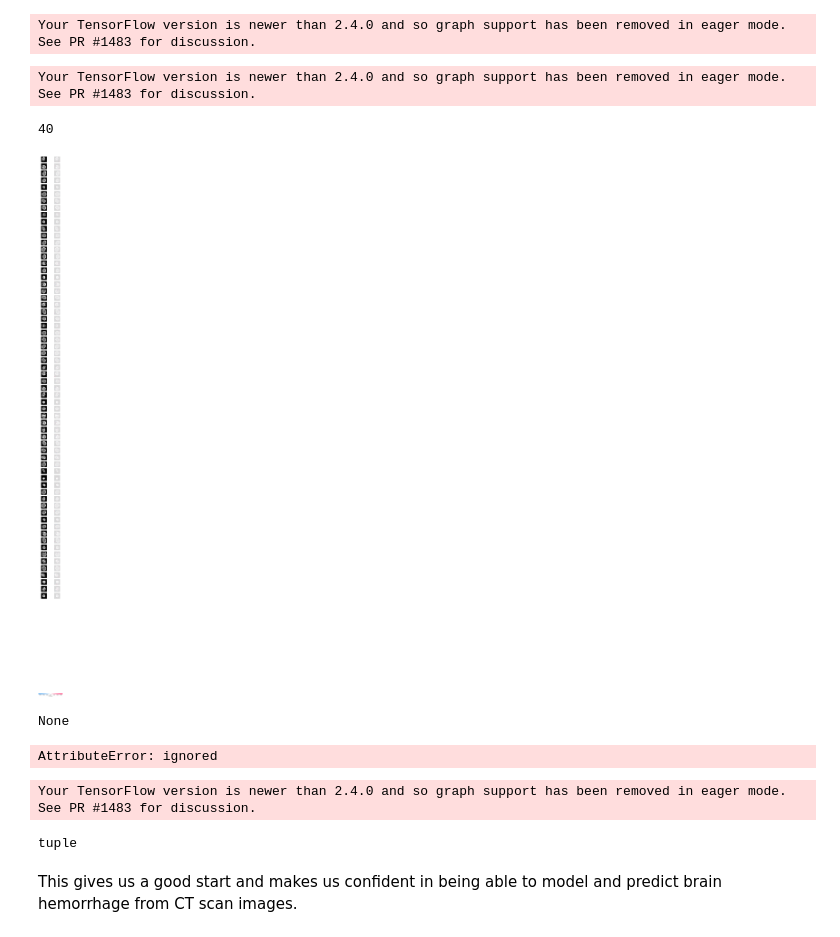
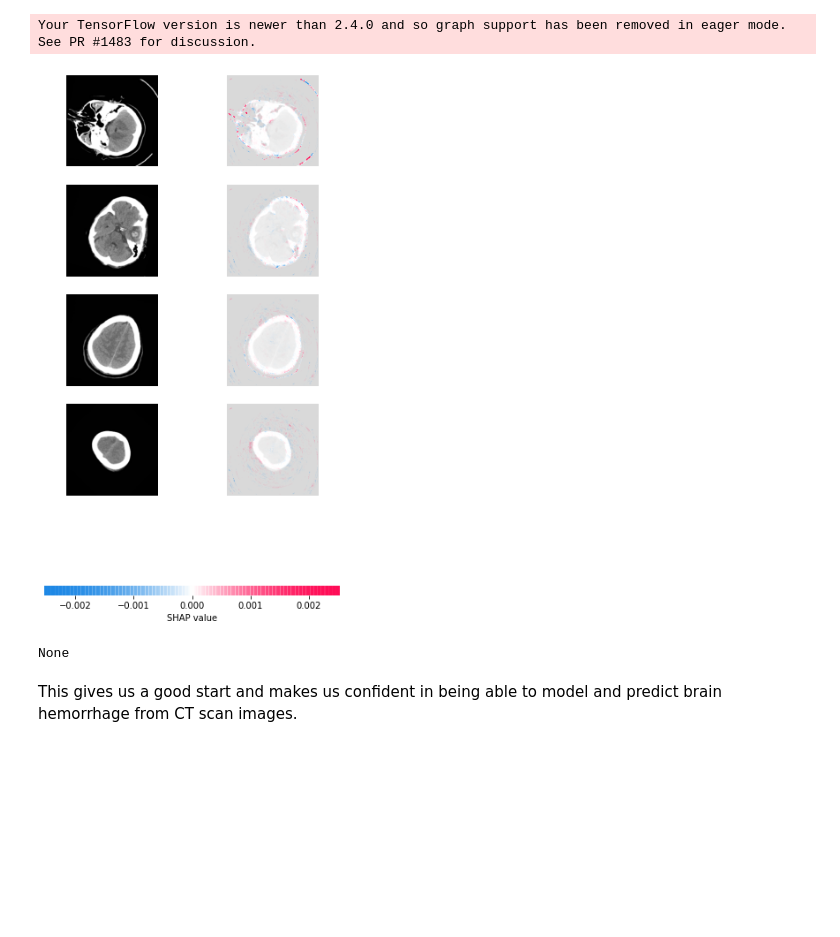
Before and after one commit to DanOren/ITC_Final_project, a Jupyter notebook: Final_project_after_CNN_MBmodel.ipynb, the cells around one changed output. Drawn from its saved outputs; the diff is of its cells as text; code cells hidden in the pictures; blank space fills up the shorter version.

Commit message:
Clean and working Shap Model Interpretability

```diff
--- a/Final_project_after_CNN_MBmodel.ipynb
+++ b/Final_project_after_CNN_MBmodel.ipynb
@@ -549,8 +550,7 @@ shap.initjs()
 batch = next(iter(train_data))
 images, _ = batch
 background = images[:20]
-test_images = images[20:24]
 explainer = shap.DeepExplainer(model, background)
-# shap_values = e.shap_values(test_data[1:10])
+shap_values = e.shap_values(test_data[1][1:5])
 # %% [output]
 Your TensorFlow version is newer than 2.4.0 and so graph support has been removed in eager mode. See PR #1483 for discussion.
@@ -559,42 +557,9 @@ shap.explainers._deep.deep_tf.op_handlers["AddV2"] = shap.explainers._deep.deep_
-# %%
-batch = next(iter(train_data))
-images, _ = batch
-background = images[:20]
-explainer = shap.DeepExplainer(model, background)
-shap_values = e.shap_values(test_data[1])
-# %% [output]
-Your TensorFlow version is newer than 2.4.0 and so graph support has been removed in eager mode. See PR #1483 for discussion.
-# %%
-len(test_data)
-# %% [output]
-40
 # %%
-shap_plot = shap.image_plot(shap_values, test_data[1])
+shap_plot = shap.image_plot(shap_values, test_data[1][1:5])
 display(shap_plot)
 # %% [output]
-[figure, old version]
+[figure, new version]
 None
-# %%
-shap_values = explainer.shap_values(test_data)
-# %% [output]
-AttributeError: ignored
-# %%
-images = next(iter(test_data))
-background = images[:100]
-e = shap.DeepExplainer(model, background)
-# %% [output]
-Your TensorFlow version is newer than 2.4.0 and so graph support has been removed in eager mode. See PR #1483 for discussion.
-# %%
-# select a set of background examples to take an expectation over
-background = train_data[0]
-type(background)
-# explain predictions of the model on three images
-# e = shap.DeepExplainer(model, background)
-# ...or pass tensors directly
-# # e = shap.DeepExplainer((model.layers[0].input, model.layers[-1].output), background)
-# shap_values = e.shap_values(x_test[1:10])
-# %% [output]
-tuple
 # %% [markdown]
 This gives us a good start and makes us confident in being able to model and predict brain hemorrhage from CT scan images.
 # %% [markdown]
```
Also changed, not shown: parts of 3 cells of this notebook.
